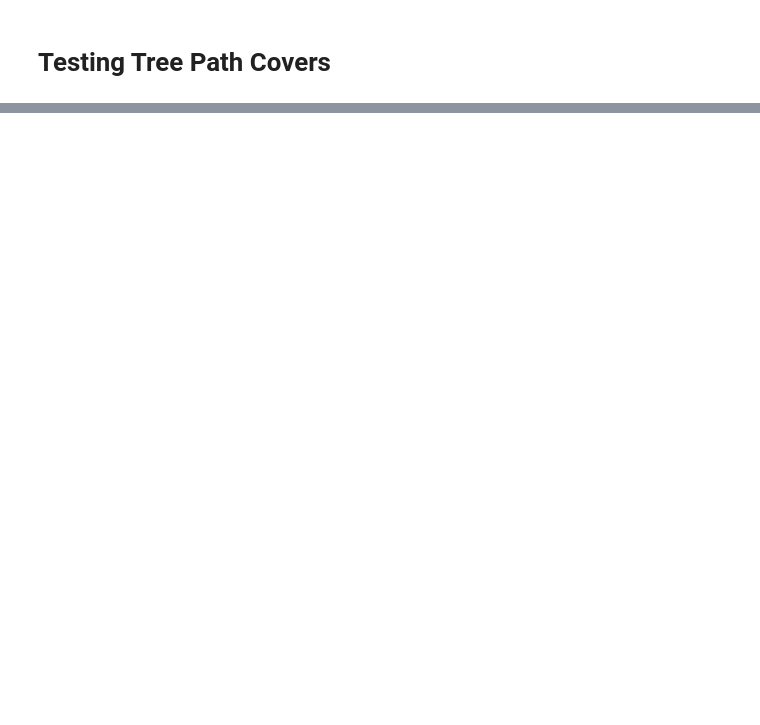
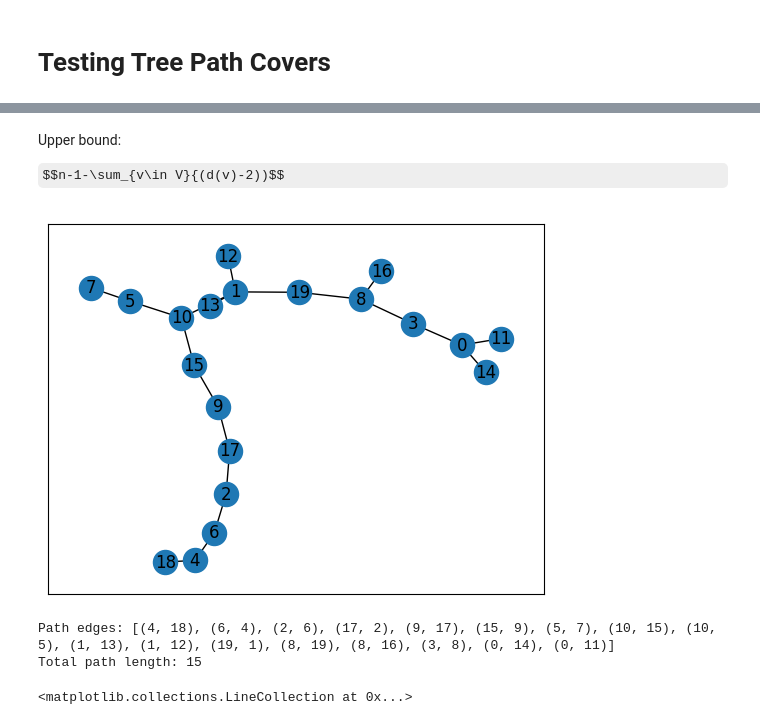
Before and after one commit to JulesGB/MeanFieldLastPassagePercolation, a Jupyter notebook: tree_cover.ipynb, the cells around one changed output, grey strips where cells are left out. Saved outputs shown, nothing was run; the diff lists cells and outputs as text; code cells hidden in the pictures; some formulas as TeX source; blank space fills up the shorter version.

```diff
--- a/tree_cover.ipynb
+++ b/tree_cover.ipynb
@@ -31,0 +32,21 @@ Total path length: 7.5972166314020235
+# %% [markdown]
+Upper bound:
+
+$$n-1-\sum_{v\in V}{(d(v)-2))$$
+# %%
+ones_tree = tree = nx.random_labeled_tree(20)
+for s,t in ones_tree.edges():
+    ones_tree[s][t]['weight'] = 1
+
+ones_layout = nx.spring_layout(ones_tree)
+nx.draw_networkx(ones_tree, pos=ones_layout)
+# %% [output]
+[figure, added]
+# %%
+ones_path = util.path_cover(ones_tree)
+nx.draw_networkx_nodes(ones_tree, pos=ones_layout)
+nx.draw_networkx_edges(ones_tree, pos=ones_layout, edgelist=ones_path, edge_color="tab:red")
+# %% [output]
+Path edges: [(4, 18), (6, 4), (2, 6), (17, 2), (9, 17), (15, 9), (5, 7), (10, 15), (10, 5), (1, 13), (1, 12), (19, 1), (8, 19), (8, 16), (3, 8), (0, 14), (0, 11)]
+Total path length: 15
+<matplotlib.collections.LineCollection at 0x...>
```
Also changed, not shown: parts of 2 cells of this notebook.
